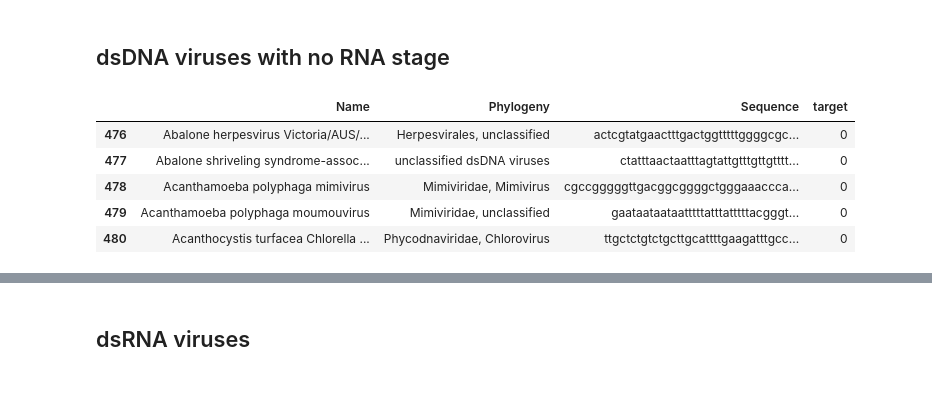
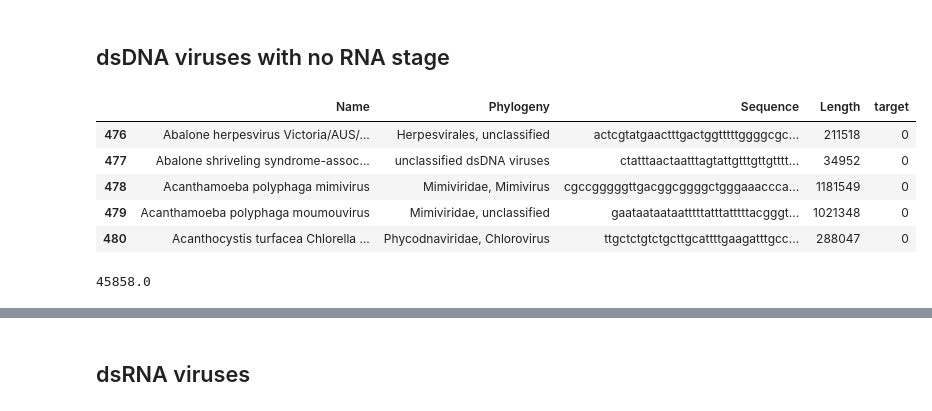
Before and after one commit to qdupupet/Viral-Genomes, a Jupyter notebook: ViralGenomes.ipynb, the cells around one changed output, grey strips where cells are left out. Cells and saved outputs as stored; diff of their text form; code cells hidden in the pictures.

```diff
--- a/ViralGenomes.ipynb
+++ b/ViralGenomes.ipynb
@@ -120,3 +123,16 @@ Name: Host, dtype: int64
 # %%
 # Turn the number of proteins into an int
 genomes['Protein'] = genomes['Protein'].apply(lambda x: int(x) if x.isdigit() else np.nan)
+# %%
+# This function will translate a genome into a protein sequence to reduce size for 3 and 0
+# It works under the assumption that the DNA provided from the NCBI is the coding strand-
+#  which is equivalent to the RNA complement of the template strand, so I will not
+#  transcribe it. I will look into that assumption later when I get the chance
+# note- the 'RNA' genomes are also listed in DNA format
+def translate_seq(seq):
+    coding_dna = Seq(seq, IUPAC.unambiguous_dna)
+    translation = coding_dna.translate()
+    return(str(translation))
+
+#test
+print(translate_seq('atggccattgtaatgggccgctgaaagggtgcccgatag'))
@@ -123,3 +141,5 @@ genomes['Protein'] = genomes['Protein'].apply(lambda x: int(x) if x.isdigit() el
+# %%
+genomes['Translation'] = genomes['Sequence'].apply(translate_seq)
 # %% [markdown]
 # Exploratory Data Analysis
 # %%
@@ -490,17 +635,21 @@ Epoch 3/3
 # %%
 # dsDNA viruses with no RNA stage, which would make for a clunky dataframe name
 # this dataframe will include only complete genomes
-genomes_3 = genomes.loc[genomes['Classification'] == 'dsDNA viruses, no RNA stage'][['Name', 'Phylogeny', 'Sequence', 'SequenceType']].copy()
-genomes_3 = genomes_3.loc[genomes['SequenceType'] == 'complete genome'][['Name', 'Phylogeny', 'Sequence']]
+genomes_3 = genomes.loc[genomes['Classification'] == 'dsDNA viruses, no RNA stage'][['Name', 'Phylogeny', 'Sequence', 'Length', 'SequenceType']].copy()
+genomes_3 = genomes_3.loc[genomes['SequenceType'] == 'complete genome'][['Name', 'Phylogeny', 'Sequence', 'Length']]
 
 genomes_3['target'] = genomes_3['Phylogeny'].apply(lambda x: 1 if 'Siphoviridae' in x else 0)
 genomes_3['target'].value_counts()
 
 genomes_3.head()
 # %% [output]
-|  | Name | Phylogeny | Sequence | target |
-| 476 | Abalone herpesvirus Victoria/AUS/... | Herpesvirales, unclassified | actcgtatgaactttgactggtttttggggcgc... | 0 |
-| 477 | Abalone shriveling syndrome-assoc... | unclassified dsDNA viruses | ctatttaactaatttagtattgtttgttgtttt... | 0 |
-| 478 | Acanthamoeba polyphaga mimivirus | Mimiviridae, Mimivirus | cgccgggggttgacggcggggctgggaaaccca... | 0 |
-| 479 | Acanthamoeba polyphaga moumouvirus | Mimiviridae, unclassified | gaataataataatttttatttatttttacgggt... | 0 |
-| 480 | Acanthocystis turfacea Chlorella ... | Phycodnaviridae, Chlorovirus | ttgctctgtctgcttgcattttgaagatttgcc... | 0 |
+|  | Name | Phylogeny | Sequence | Length | target |
+| 476 | Abalone herpesvirus Victoria/AUS/... | Herpesvirales, unclassified | actcgtatgaactttgactggtttttggggcgc... | 211518 | 0 |
+| 477 | Abalone shriveling syndrome-assoc... | unclassified dsDNA viruses | ctatttaactaatttagtattgtttgttgtttt... | 34952 | 0 |
+| 478 | Acanthamoeba polyphaga mimivirus | Mimiviridae, Mimivirus | cgccgggggttgacggcggggctgggaaaccca... | 1181549 | 0 |
+| 479 | Acanthamoeba polyphaga moumouvirus | Mimiviridae, unclassified | gaataataataatttttatttatttttacgggt... | 1021348 | 0 |
+| 480 | Acanthocystis turfacea Chlorella ... | Phycodnaviridae, Chlorovirus | ttgctctgtctgcttgcattttgaagatttgcc... | 288047 | 0 |
+# %%
+genomes_3['Length'].median()
+# %% [output]
+45858.0
```
Also changed, not shown: parts of 17 cells of this notebook, 6 other files.
